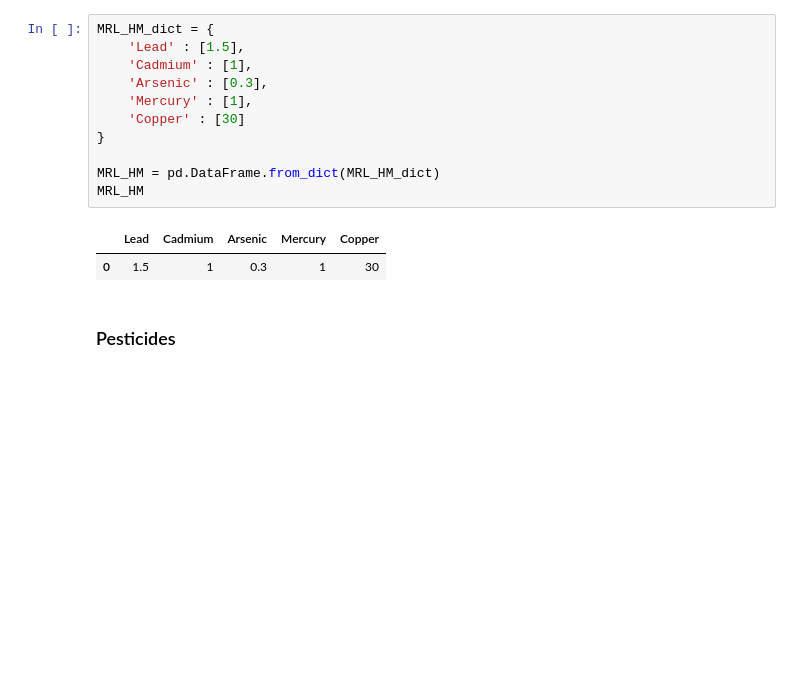
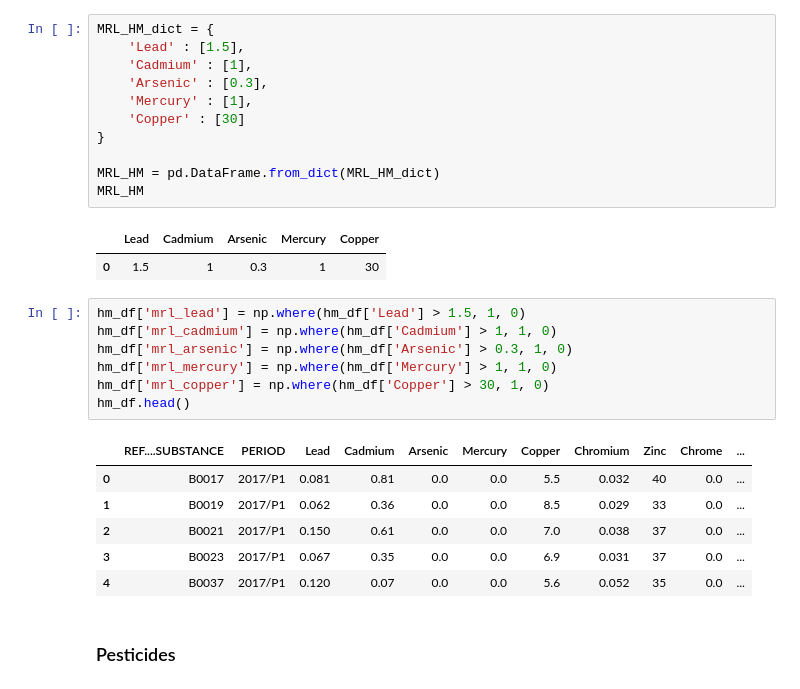
Before and after one commit to Demesmaeker/beeOdiversity, a Jupyter notebook: 01_preprocessing.ipynb, the cells around one changed output. Drawn from its saved outputs; the diff is of its cells as text; blank space fills up the shorter version.

```diff
--- a/01_preprocessing.ipynb
+++ b/01_preprocessing.ipynb
@@ -93,6 +93,20 @@ MRL_HM
 # %% [output]
 |  | Lead | Cadmium | Arsenic | Mercury | Copper |
 | 0 | 1.5 | 1 | 0.3 | 1 | 30 |
+# %%
+hm_df['mrl_lead'] = np.where(hm_df['Lead'] > 1.5, 1, 0)
+hm_df['mrl_cadmium'] = np.where(hm_df['Cadmium'] > 1, 1, 0)
+hm_df['mrl_arsenic'] = np.where(hm_df['Arsenic'] > 0.3, 1, 0)
+hm_df['mrl_mercury'] = np.where(hm_df['Mercury'] > 1, 1, 0)
+hm_df['mrl_copper'] = np.where(hm_df['Copper'] > 30, 1, 0)
+hm_df.head()
+# %% [output]
+|  | REF....SUBSTANCE | PERIOD | Lead | Cadmium | Arsenic | Mercury | Copper | Chromium | Zinc | Chrome | ... |
+| 0 | B0017 | 2017/P1 | 0.081 | 0.81 | 0.0 | 0.0 | 5.5 | 0.032 | 40 | 0.0 | ... |
+| 1 | B0019 | 2017/P1 | 0.062 | 0.36 | 0.0 | 0.0 | 8.5 | 0.029 | 33 | 0.0 | ... |
+| 2 | B0021 | 2017/P1 | 0.150 | 0.61 | 0.0 | 0.0 | 7.0 | 0.038 | 37 | 0.0 | ... |
+| 3 | B0023 | 2017/P1 | 0.067 | 0.35 | 0.0 | 0.0 | 6.9 | 0.031 | 37 | 0.0 | ... |
+| 4 | B0037 | 2017/P1 | 0.120 | 0.07 | 0.0 | 0.0 | 5.6 | 0.052 | 35 | 0.0 | ... |
 # %% [markdown]
 ### Pesticides
 # %% [markdown]
```
